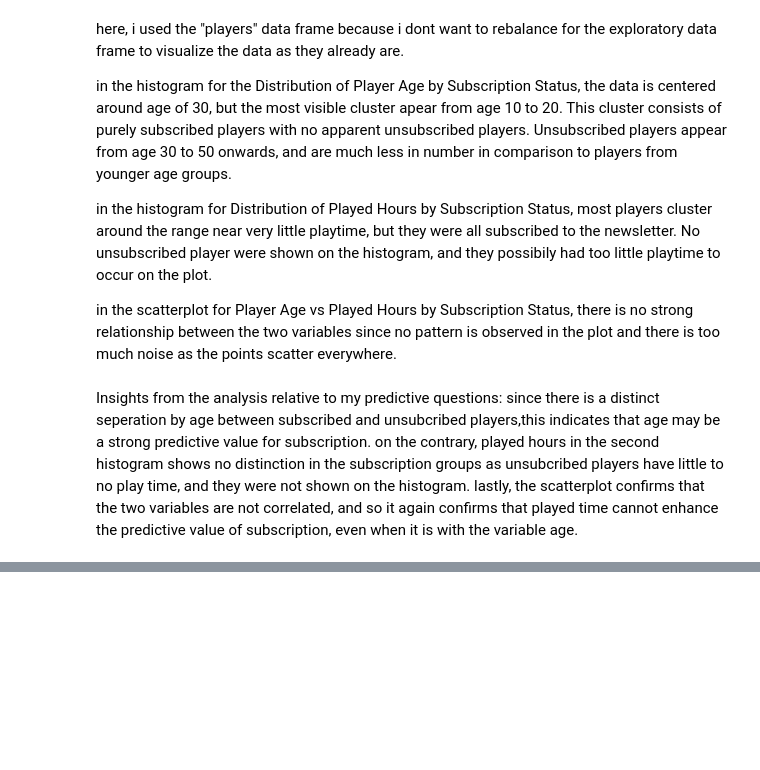
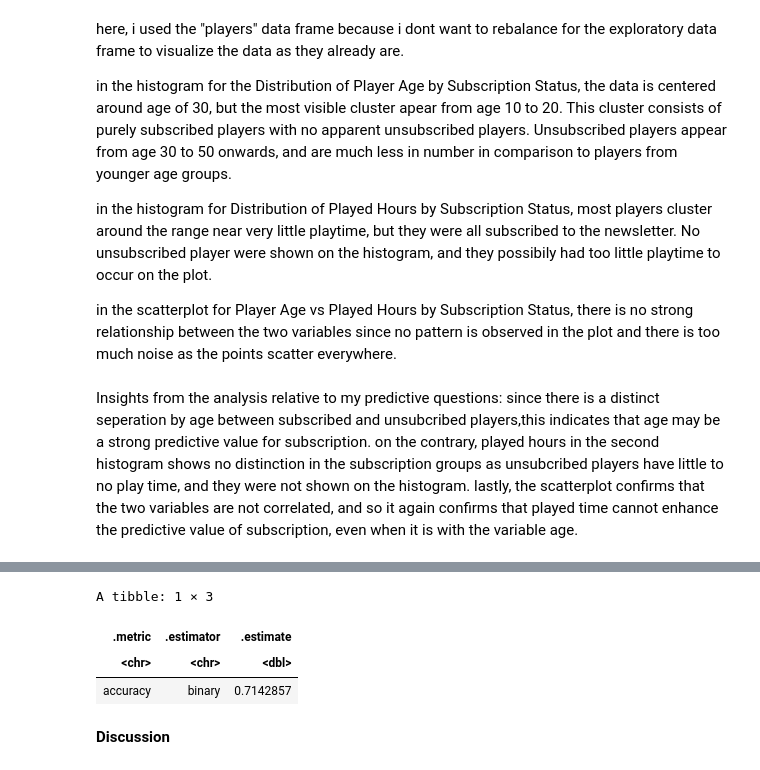
Before and after one commit to wwu0716/nick-project-, a Jupyter notebook: project_original.ipynb, the cells around one changed output, grey strips where cells are left out. Saved outputs shown, nothing was run; the diff lists cells and outputs as text; code cells hidden in the pictures; blank space fills up the shorter version.

```diff
--- a/project_original.ipynb
+++ b/project_original.ipynb
@@ -204,0 +277,23 @@ hours_recipe <- recipe(subscribe ~ played_hours, data = players_train) |>
+# %%
+#age
+age_spec <- nearest_neighbor(weight_func = "rectangular", neighbors = 9) |>
+  set_engine("kknn") |>
+  set_mode("classification")
+
+age_fit <- workflow() |>
+  add_recipe(age_recipe) |>
+  add_model(age_spec) |>
+  fit(data = players_train)
+age_test_predictions <- predict(age_fit, players_test) |>
+  bind_cols(players_test)|>
+ metrics(truth = subscribe, estimate = .pred_class) |>
+  filter(.metric == "accuracy")
+
+age_test_predictions
+# %% [output]
+A tibble: 1 × 3
+| .metric | .estimator | .estimate |
+| <chr> | <chr> | <dbl> |
+| accuracy | binary | 0.7142857 |
+# %% [markdown]
+**Discussion**
```
Also changed, not shown: parts of 7 cells of this notebook, 1 other file.
